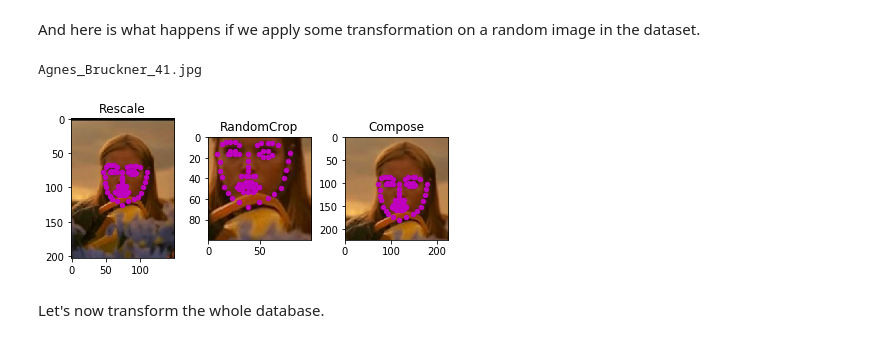
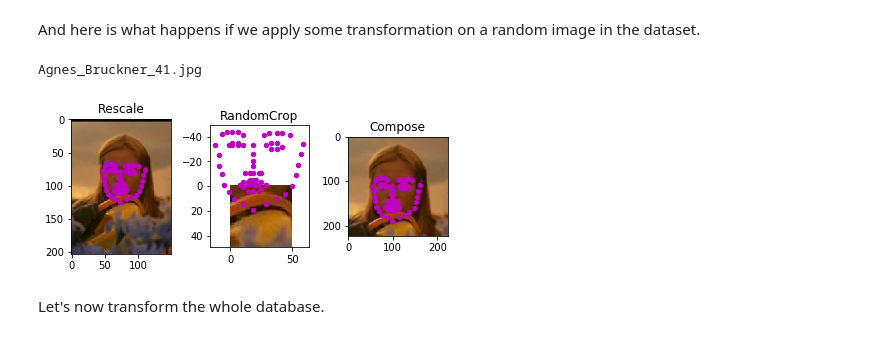
Before and after one commit to NicolasMakaroff/Facial-keypoint-detection-via-webcam, a Jupyter notebook: facial-detection.ipynb, the cells around one changed output. Drawn from its saved outputs; the diff is of its cells as text; code cells hidden in the pictures.

```diff
--- a/facial-detection.ipynb
+++ b/facial-detection.ipynb
@@ -74,27 +76,27 @@ And here is what happens if we apply some transformation on a random image in th
 # %%
 import torch
 from torchvision import transforms, utils
 
 rescale = Rescale(150)
-crop = RandomCrop(100)
+crop = RandomCrop(50)
 composed = transforms.Compose([Rescale(250),
                                RandomCrop(224)])
 print(key_images.iloc[42,0])
 example = images_dataset[42]
 
 fig = plt.figure()
 for i, j in enumerate([rescale, crop, composed]):
     transformed_sample = j(example)
 
     ax = plt.subplot(1, 3, i + 1)
     plt.tight_layout()
     ax.set_title(type(j).__name__)
     plot_keypoints(transformed_sample['image'], transformed_sample['keypoints'])
 
 plt.show()
 # %% [output]
 Agnes_Bruckner_41.jpg
-[figure, old version]
+[figure, new version]
 # %% [markdown]
 Let's now transform the whole database.
 # %%
```
Also changed, not shown: parts of 12 cells of this notebook, 1 other file.
